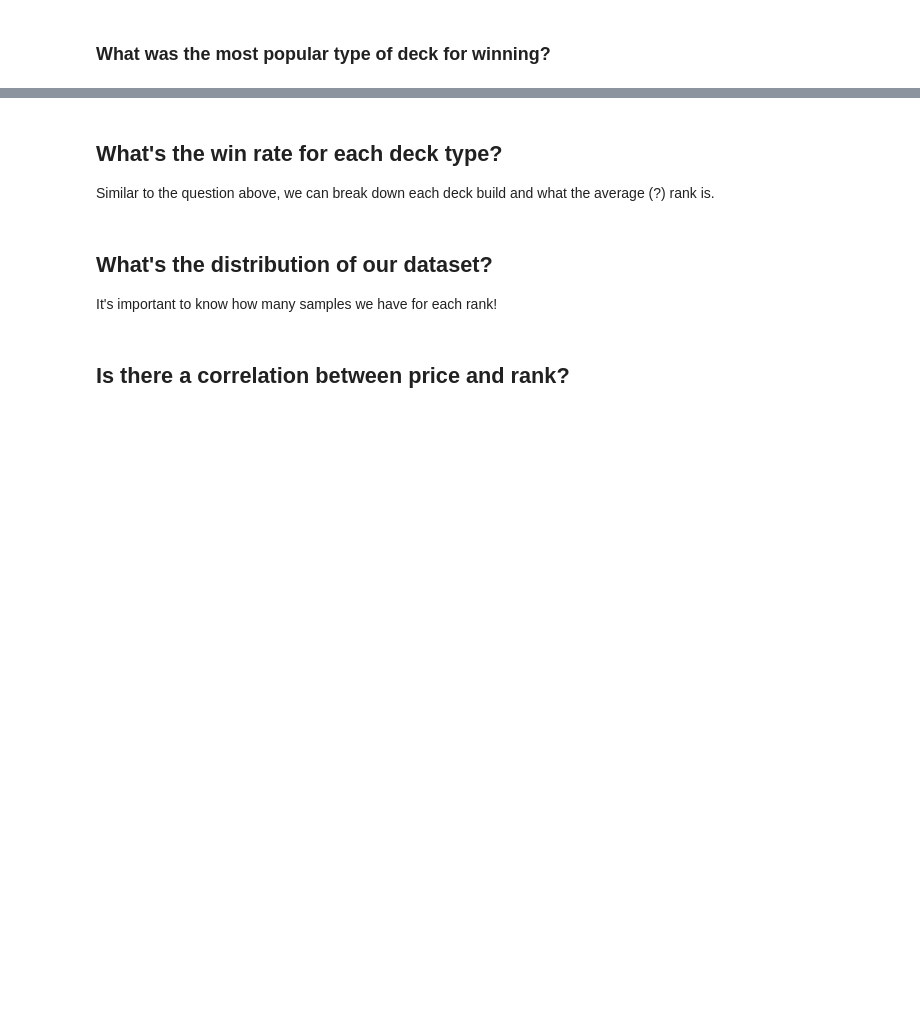
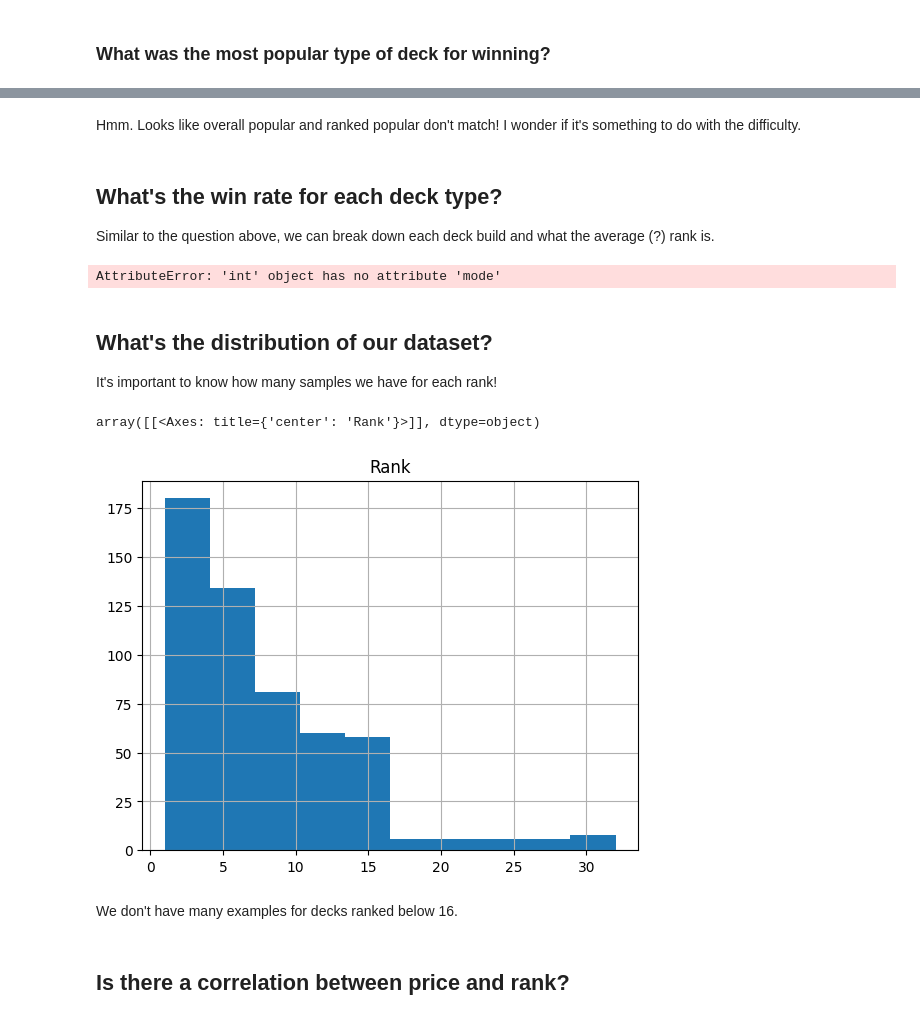
Before and after one commit to abbyortego/cmps-6790-final-tutorial, a Jupyter notebook: Milestone1.ipynb, the cells around one changed output, grey strips where cells are left out. Drawn from its saved outputs; the diff is of its cells as text; code cells hidden in the pictures; blank space fills up the shorter version.

```diff
--- a/Milestone1.ipynb
+++ b/Milestone1.ipynb
@@ -422,10 +449,25 @@ This will help us narrow down if a certain *type* of deck build can be identifie
+# %% [markdown]
+Hmm. Looks like overall popular and ranked popular don't match! I wonder if it's something to do with the difficulty.
 # %% [markdown]
 ## What's the win rate for each deck type?
 
 Similar to the question above, we can break down each deck build and what the average (?) rank is.
+# %%
+for deck, ranks in decks_df.groupby("DeckNames")["Rank"]:
+    print(f"Deck: {deck} \t Ranks: {rank.mode()[0]}")
+#
+# %% [output]
+AttributeError: 'int' object has no attribute 'mode'
 # %% [markdown]
 ## What's the distribution of our dataset?
 
 It's important to know how many samples we have for each rank!
+# %%
+decks_df.hist(column="Rank")
+# %% [output]
+array([[<Axes: title={'center': 'Rank'}>]], dtype=object)
+[figure, added]
+# %% [markdown]
+We don't have many examples for decks ranked below 16.
 # %% [markdown]
 ## Is there a correlation between price and rank?
```
Also changed, not shown: parts of 4 cells of this notebook, 3 other files.
